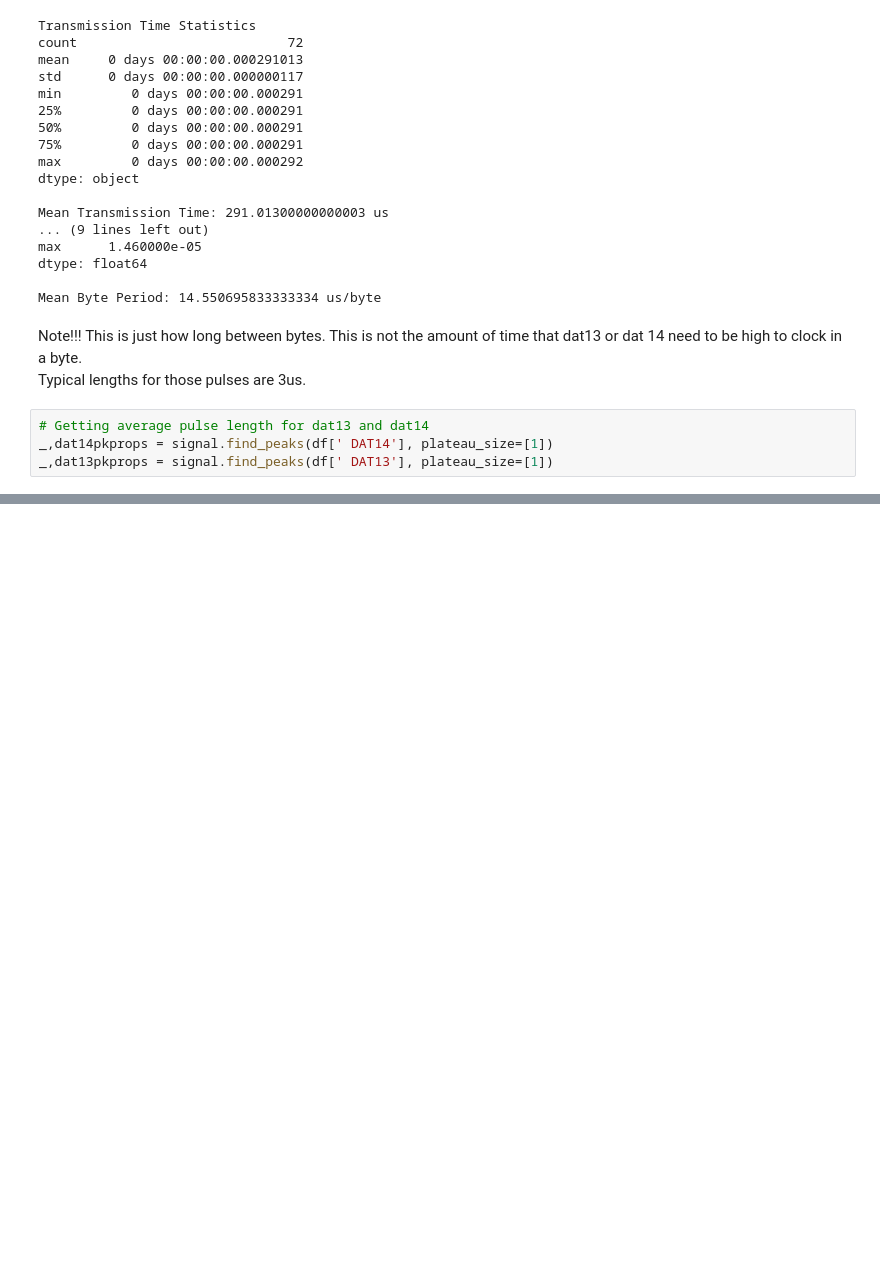
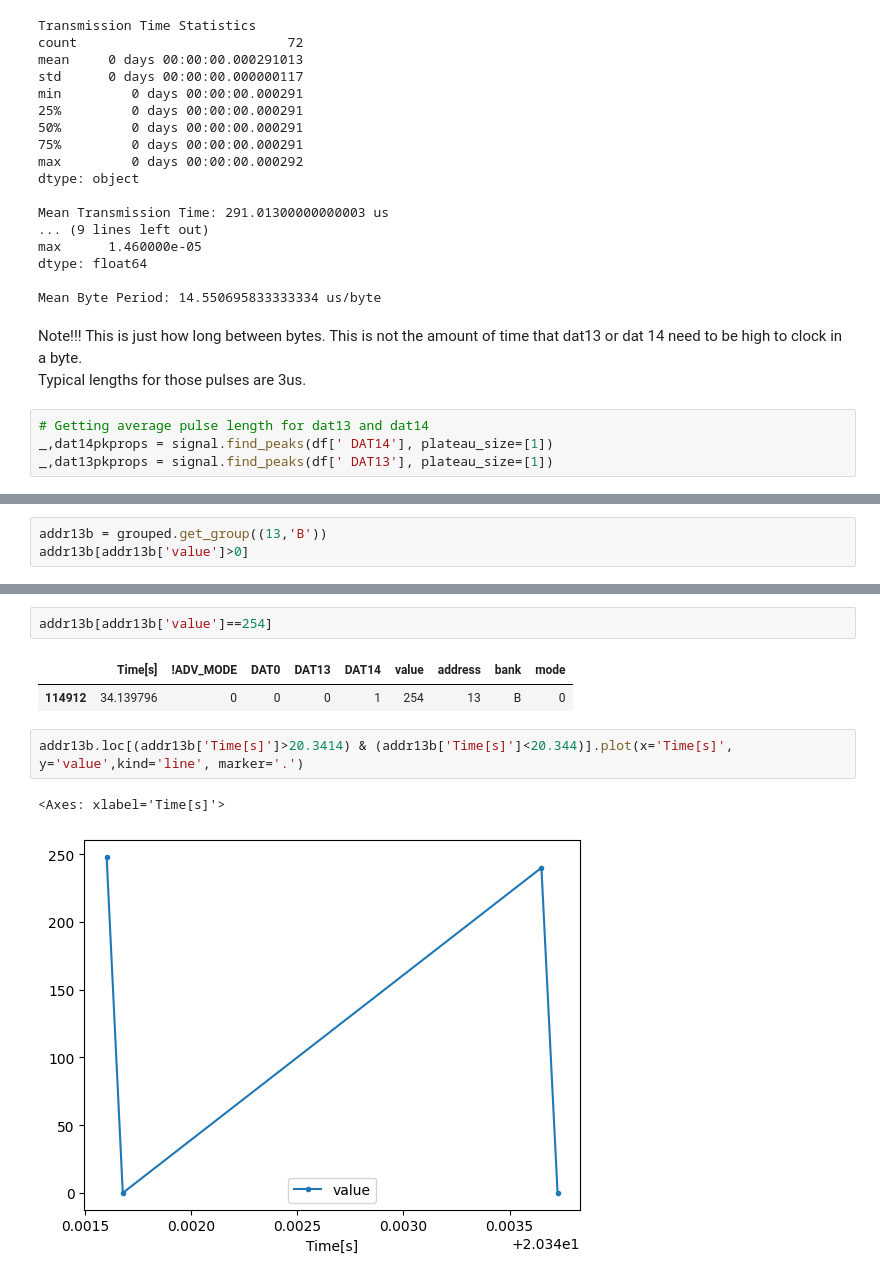
Before and after one commit to ebtrac/pp1_data_processing, a Jupyter notebook: pp1_dat_bus_processing.ipynb, the cells around one changed output, grey strips where cells are left out. Saved outputs shown, nothing was run; the diff lists cells and outputs as text; blank space fills up the shorter version.

```diff
--- a/pp1_dat_bus_processing.ipynb
+++ b/pp1_dat_bus_processing.ipynb
@@ -418,0 +543,3 @@ _,dat13pkprops = signal.find_peaks(df[' DAT13'], plateau_size=[1])
+# %%
+addr13b = grouped.get_group((13,'B'))
+addr13b[addr13b['value']>0]
@@ -418,0 +573,10 @@ _,dat13pkprops = signal.find_peaks(df[' DAT13'], plateau_size=[1])
+# %%
+addr13b[addr13b['value']==254]
+# %% [output]
+|  | Time[s] | !ADV_MODE | DAT0 | DAT13 | DAT14 | value | address | bank | mode |
+| 114912 | 34.139796 | 0 | 0 | 0 | 1 | 254 | 13 | B | 0 |
+# %%
+addr13b.loc[(addr13b['Time[s]']>20.3414) & (addr13b['Time[s]']<20.344)].plot(x='Time[s]', y='value',kind='line', marker='.')
+# %% [output]
+<Axes: xlabel='Time[s]'>
+[figure, added]
```
Also changed, not shown: parts of 17 cells of this notebook.
